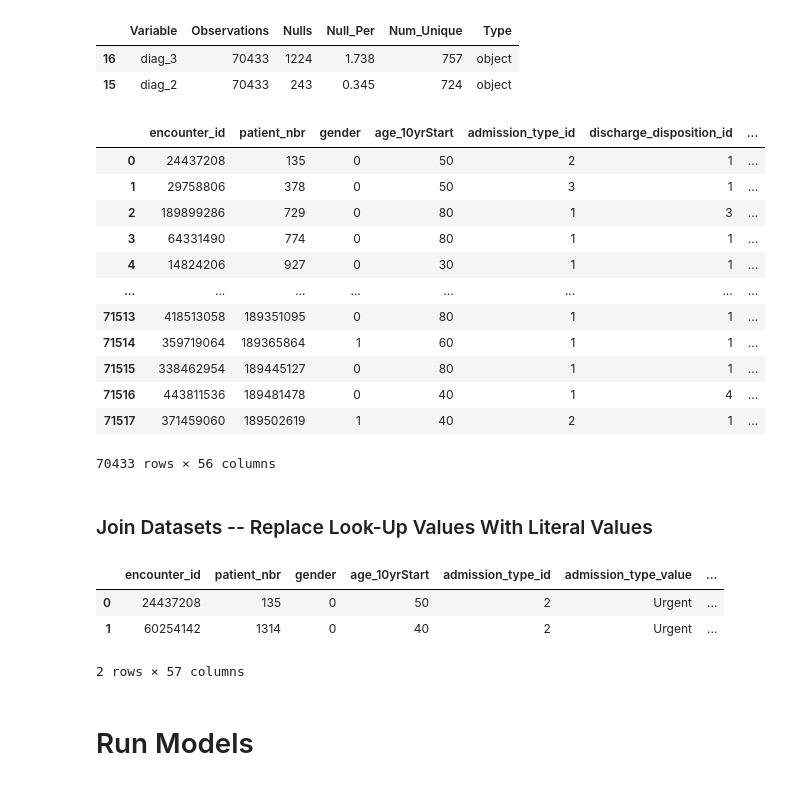
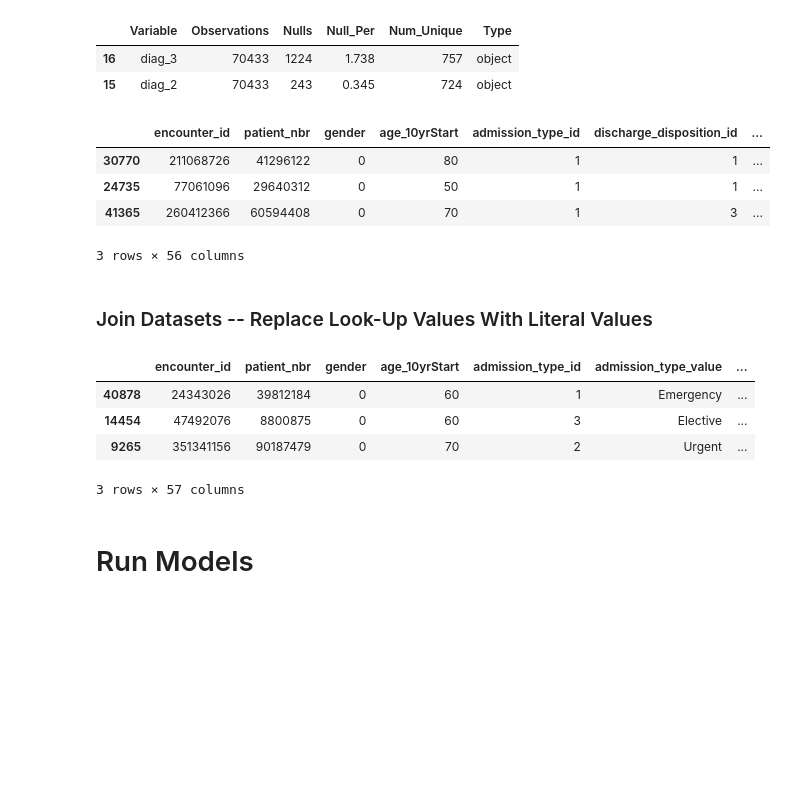
Before and after one commit to bcullinan32/ML_Course, a Jupyter notebook: Class-Data-Clean-Up.ipynb, the cells around one changed output. Saved outputs shown, nothing was run; the diff lists cells and outputs as text; code cells hidden in the pictures; blank space fills up the shorter version.

```diff
--- a/Class-Data-Clean-Up.ipynb
+++ b/Class-Data-Clean-Up.ipynb
@@ -576,23 +575,15 @@ Count of Variables with null : 2
 # %%
 # Diag Encoders
 target_encoder(cleanDF,'diag_1', 'readmitted')
 target_encoder(cleanDF,'diag_2', 'readmitted')
 target_encoder(cleanDF,'diag_3', 'readmitted')
-cleanDF
+cleanDF.sample(3)
 # %% [output]
 |  | encounter_id | patient_nbr | gender | age_10yrStart | admission_type_id | discharge_disposition_id | ... |
-| 0 | 24437208 | 135 | 0 | 50 | 2 | 1 | ... |
-| 1 | 29758806 | 378 | 0 | 50 | 3 | 1 | ... |
-| 2 | 189899286 | 729 | 0 | 80 | 1 | 3 | ... |
-| 3 | 64331490 | 774 | 0 | 80 | 1 | 1 | ... |
-| 4 | 14824206 | 927 | 0 | 30 | 1 | 1 | ... |
-| ... | ... | ... | ... | ... | ... | ... | ... |
-| 71513 | 418513058 | 189351095 | 0 | 80 | 1 | 1 | ... |
-| 71514 | 359719064 | 189365864 | 1 | 60 | 1 | 1 | ... |
-| 71515 | 338462954 | 189445127 | 0 | 80 | 1 | 1 | ... |
-| 71516 | 443811536 | 189481478 | 0 | 40 | 1 | 4 | ... |
-| 71517 | 371459060 | 189502619 | 1 | 40 | 2 | 1 | ... |
+| 30770 | 211068726 | 41296122 | 0 | 80 | 1 | 1 | ... |
+| 24735 | 77061096 | 29640312 | 0 | 50 | 1 | 1 | ... |
+| 41365 | 260412366 | 60594408 | 0 | 70 | 1 | 3 | ... |
-70433 rows × 56 columns
+3 rows × 56 columns
 # %% [markdown]
 ### Join Datasets -- Replace Look-Up Values With Literal Values
 # %%
@@ -607,12 +598,13 @@ cleanDF = pd.merge(cleanDF,admissionTypeLookUp,on='admission_type_id')
 # Replace Values
 cleanDF['admission_type_value'] = cleanDF['description']
 cleanDF = cleanDF.drop(columns=['description'])
-cleanDF.head(2)
+cleanDF.sample(3)
 # %% [output]
 |  | encounter_id | patient_nbr | gender | age_10yrStart | admission_type_id | admission_type_value | ... |
-| 0 | 24437208 | 135 | 0 | 50 | 2 | Urgent | ... |
-| 1 | 60254142 | 1314 | 0 | 40 | 2 | Urgent | ... |
+| 40878 | 24343026 | 39812184 | 0 | 60 | 1 | Emergency | ... |
+| 14454 | 47492076 | 8800875 | 0 | 60 | 3 | Elective | ... |
+| 9265 | 351341156 | 90187479 | 0 | 70 | 2 | Urgent | ... |
-2 rows × 57 columns
+3 rows × 57 columns
 # %% [markdown]
 # Run Models
 # %%
```
Also changed, not shown: parts of 43 cells of this notebook.
